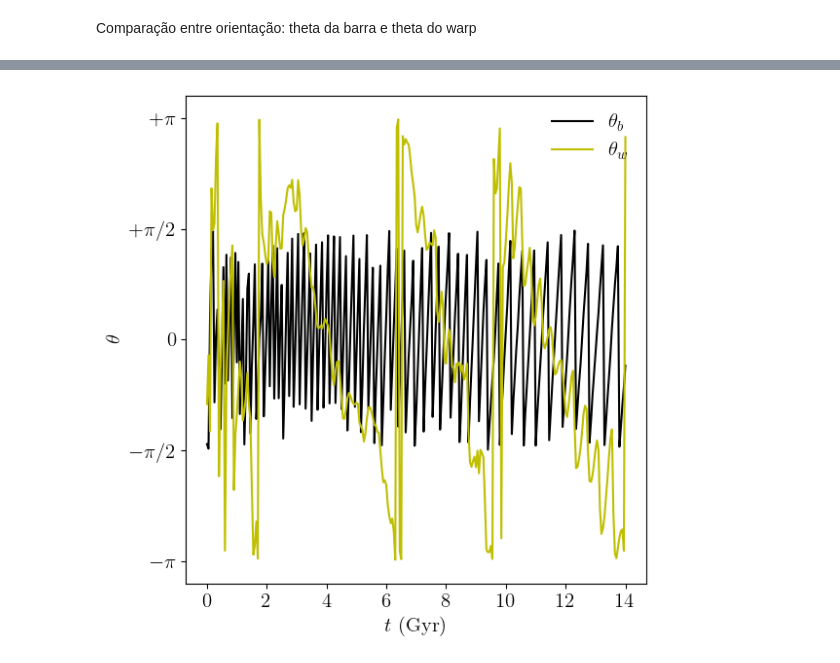
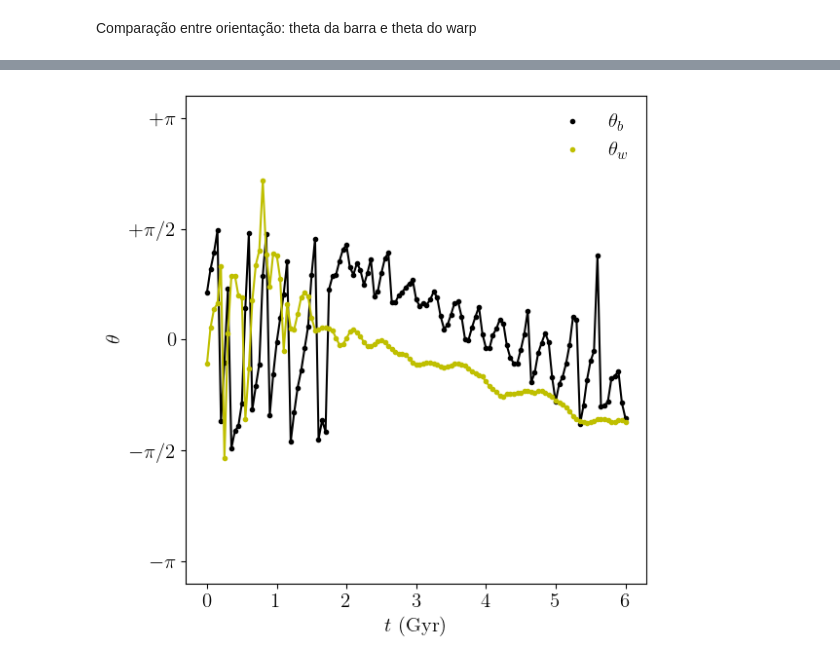
Before and after one commit to AndressaWille/astronomia, a Jupyter notebook: simulacoes mestrado/A1.ipynb, the cells around one changed output, grey strips where cells are left out. Drawn from its saved outputs; the diff is of its cells as text; code cells hidden in the pictures.

Commit message:
add theta warp

```diff
--- a/simulacoes mestrado/A1.ipynb
+++ b/simulacoes mestrado/A1.ipynb
@@ -384,12 +382,12 @@ Comparação entre orientação: theta da barra e theta do warp
 plt.rc('text', usetex=True)
 plt.rcParams['font.size'] = 15
 # %%
-path = 'barrada/'
-#path = 'satelites/sat05-30/'
+#path = 'barrada/'
+path = 'satelites/sat1-20/'
 paths1 = [path]
 
-n_snapshots_ = 281
-#n_snapshots_ = 121
+#n_snapshots_ = 281
+n_snapshots_ = 121
 # %%
 time = np.empty(n_snapshots_)
 orientation_bar = np.empty(n_snapshots_)
@@ -442,18 +440,19 @@ Wall time: 1h 31min 1s
 # %%
 time_ = time + 8.0
 
 plt.figure(figsize=[6,6])
-plt.plot(time, orientation_bar, 'k-', label=r'$\theta_b$')
-plt.plot(time, orientation_warp, 'y-', label=r'$\theta_w$')
+plt.plot(time, orientation_bar, 'k.', label=r'$\theta_b$')
+plt.plot(time, orientation_bar, 'k-')
+plt.plot(time, orientation_warp, 'y.', label=r'$\theta_w$')
+plt.plot(time, orientation_warp, 'y-')
 ylims=[(-1.1) * np.pi, 1.1 * np.pi]
 plt.yticks([-np.pi, -np.pi/2, 0, np.pi/2, np.pi], [r'$-\pi$', r'$-\pi/2$', r'$0$', r'$+\pi/2$', r'$+\pi$'])
 plt.ylim(ylims)
-plt.xticks([0.0, 2.0, 4.0, 6.0, 8.0, 10.0, 12.0, 14.0])
+#plt.xticks([0.0, 2.0, 4.0, 6.0, 8.0, 10.0, 12.0, 14.0])
 plt.ylabel(r'$\theta~$')
 plt.xlabel(r'$t~({\rm Gyr})$')
-# plt.title(f'Time = {time} Gyr')
 plt.legend(frameon=False)
 plt.tight_layout()
-plt.savefig(f'theta-w-barrada.png')
+plt.savefig(f'theta-w-1-20.png')
 # %% [output]
-[figure, old version]
+[figure, new version]
```
Also changed, not shown: parts of 4 cells of this notebook.
